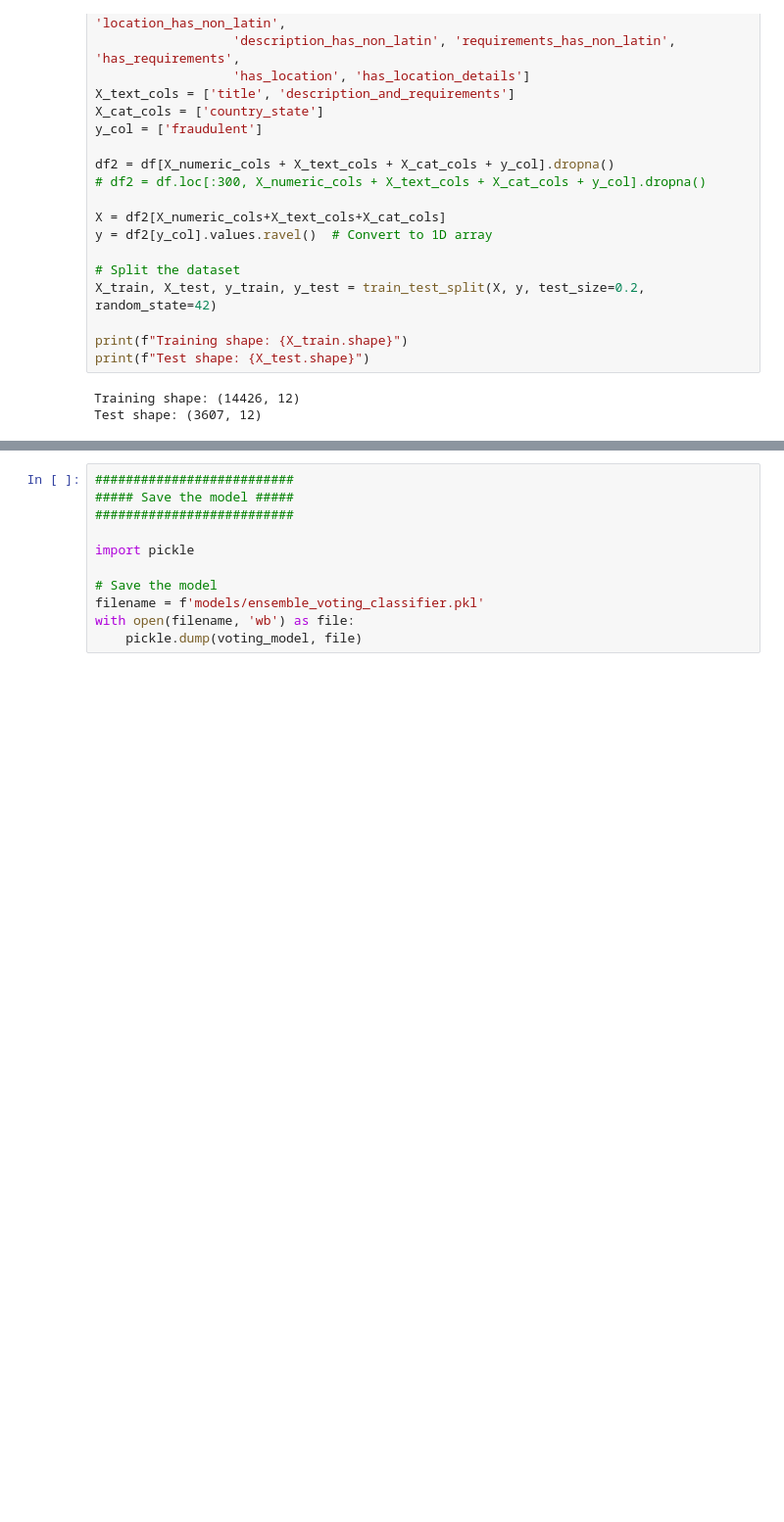
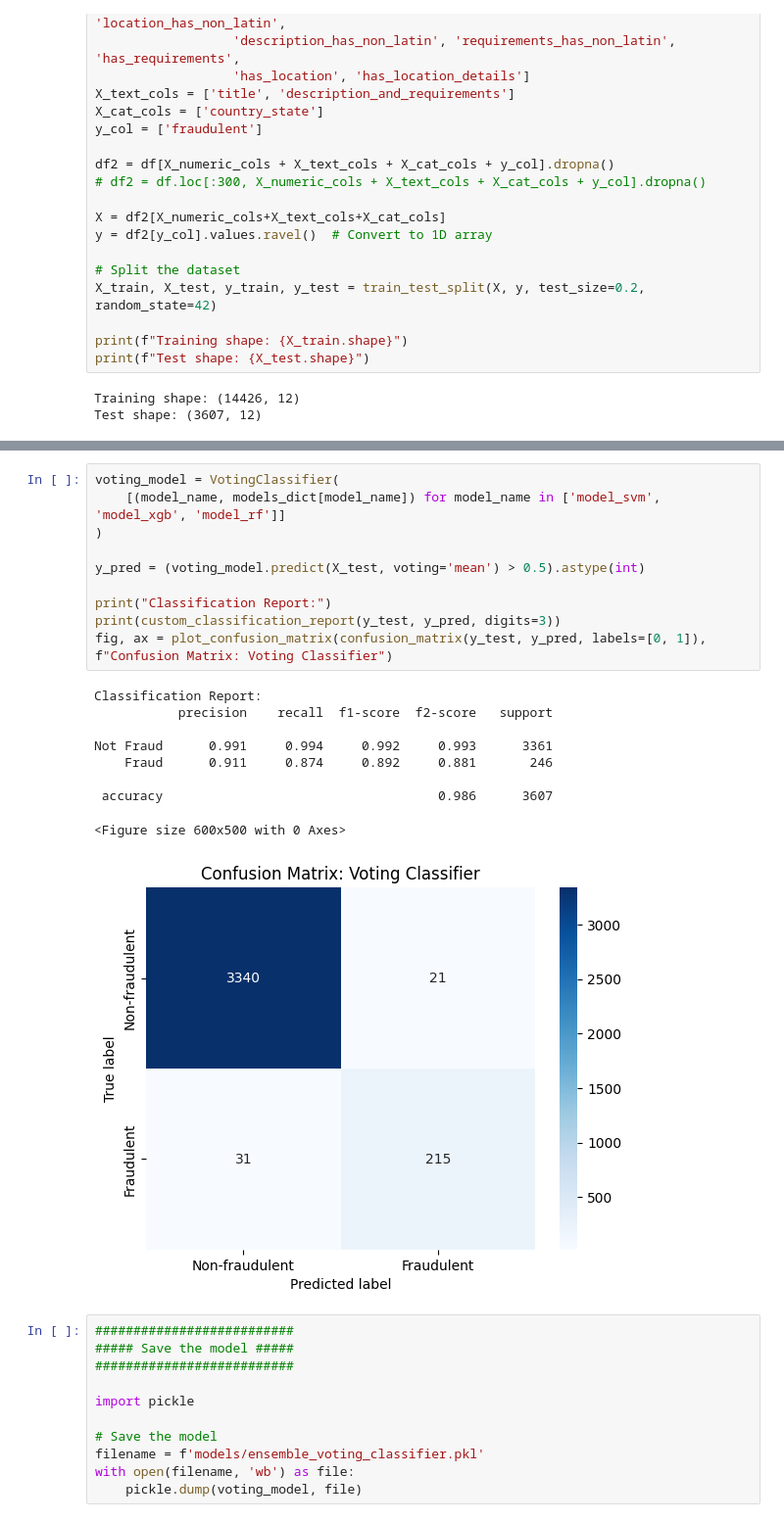
Before and after one commit to dev-JasonYoo/Fraudulent-Job-Posting-Prediction-with-NLP, a Jupyter notebook: 4_data_training_ensemble_training.ipynb, the cells around one changed output, grey strips where cells are left out. Shown at 98% size. Cells and saved outputs as stored; diff of their text form; blank space fills up the shorter version.

```diff
--- a/4_data_training_ensemble_training.ipynb
+++ b/4_data_training_ensemble_training.ipynb
@@ -122,3 +154,23 @@ fig, ax = plot_confusion_matrix(confusion_matrix(y_test, y_pred, labels=[0, 1]),
+# %%
+voting_model = VotingClassifier(
+    [(model_name, models_dict[model_name]) for model_name in ['model_svm', 'model_xgb', 'model_rf']]
+)
+
+y_pred = (voting_model.predict(X_test, voting='mean') > 0.5).astype(int)
+
+print("Classification Report:")
+print(custom_classification_report(y_test, y_pred, digits=3))
+fig, ax = plot_confusion_matrix(confusion_matrix(y_test, y_pred, labels=[0, 1]), f"Confusion Matrix: Voting Classifier")
+# %% [output]
+Classification Report:
+           precision    recall  f1-score  f2-score   support
+
+Not Fraud      0.991     0.994     0.992     0.993      3361
+    Fraud      0.911     0.874     0.892     0.881       246
+
+ accuracy                                    0.986      3607
+<Figure size 600x500 with 0 Axes>
+[figure, added]
 # %%
 ##########################
 ##### Save the model #####
```
Also changed, not shown: parts of 3 cells of this notebook.
